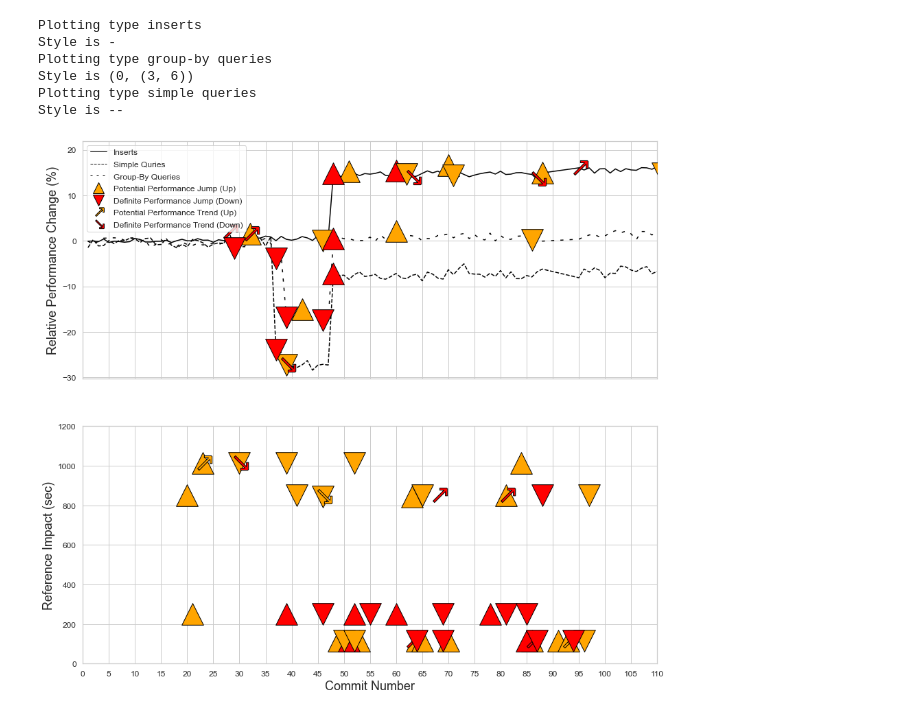
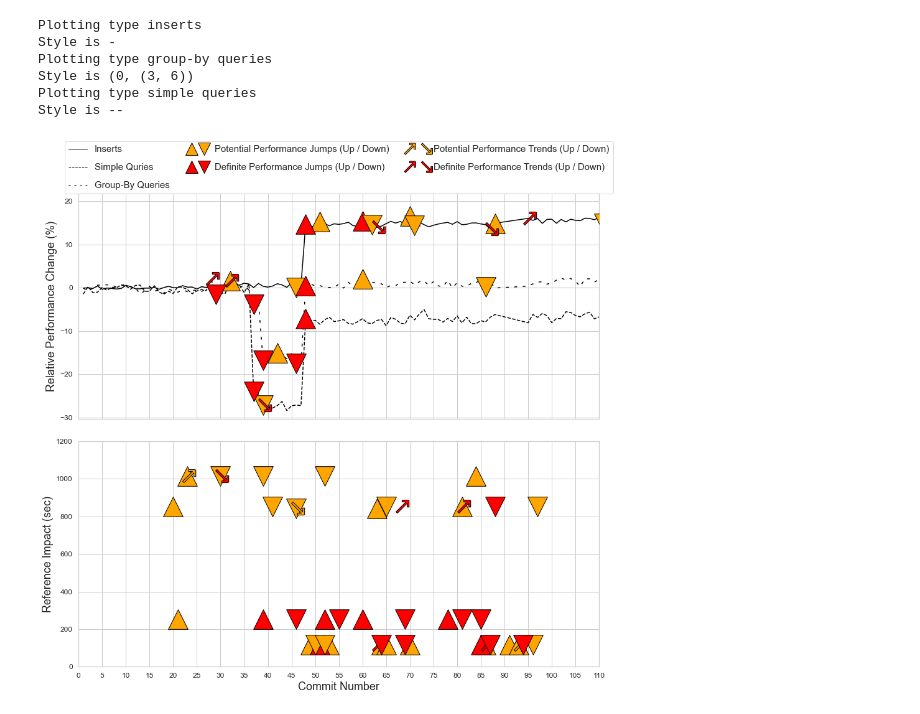
Before and after one commit to martingrambow/benchmarkStrategy, a Jupyter notebook: analysis/paperPlots/app_and_micro_history_influx.ipynb, the cells around one changed output. Drawn from its saved outputs; the diff is of its cells as text; code cells hidden in the pictures.

Commit message:
legend in 3 cols on top

```diff
--- a/analysis/paperPlots/app_and_micro_history_influx.ipynb
+++ b/analysis/paperPlots/app_and_micro_history_influx.ipynb
@@ -42,8 +42,12 @@ for maxSmall in df_values.CI_max.unique():
 sns.set(style="whitegrid")
 #axes = plt.axes()
 
+upJumpMarker="$▲$"
+downJumpMarker="$▼$"
+jumpMarkers="$▲▼$"
 uptrendMarker="$↗$"
 downtrendMarker="$↘$"
+trendmarkers="$↗↘$"
 jumpSize=1000
 trendSize=700
 fillColor="#bac7e6"
@@ -71,9 +75,9 @@ for type in df_values.type.unique():
 
     #Plot detected ups and downs as well
     ups = measurements.loc[(measurements['jump'].astype(str).str.startswith("potential up", na=False))]
-    plot = sns.regplot(ax=axes[0], data=ups,x="commit", y="Median", marker="^", fit_reg=False, scatter_kws={"color":"orange","alpha":1,"s":jumpSize, "zorder":3, 'edgecolor':edgeColor})
+    plot = sns.regplot(ax=axes[0], data=ups,x="commit", y="Median", marker=upJumpMarker, fit_reg=False, scatter_kws={"color":"orange","alpha":1,"s":jumpSize, "zorder":3, 'edgecolor':edgeColor})
     ups = measurements.loc[(measurements['jump'].astype(str).str.startswith("definite up", na=False))]
-    plot = sns.regplot(ax=axes[0], data=ups,x="commit", y="Median", marker="^", fit_reg=False, scatter_kws={"color":"red","alpha":1,"s":jumpSize, "zorder":3, 'edgecolor':edgeColor})
+    plot = sns.regplot(ax=axes[0], data=ups,x="commit", y="Median", marker=upJumpMarker, fit_reg=False, scatter_kws={"color":"red","alpha":1,"s":jumpSize, "zorder":3, 'edgecolor':edgeColor})
 
     ups = measurements.loc[(measurements['trend'].astype(str).str.startswith("potential up", na=False))]
     plot = sns.regplot(ax=axes[0], data=ups,x="commit", y="Median", marker=uptrendMarker, fit_reg=False, scatter_kws={"color":"orange","alpha":1,"s":trendSize, "zorder":3, 'edgecolor':edgeColor})
@@ -81,9 +85,9 @@ for type in df_values.type.unique():
     plot = sns.regplot(ax=axes[0], data=ups,x="commit", y="Median", marker=uptrendMarker, fit_reg=False, scatter_kws={"color":"red","alpha":1,"s":trendSize, "zorder":3, 'edgecolor':edgeColor})
 
     downs = measurements.loc[(measurements['jump'].astype(str).str.startswith("potential down", na=False))]
-    plot = sns.regplot(ax=axes[0], data=downs,x="commit", y="Median", marker="v", fit_reg=False, scatter_kws={"color":"orange","alpha":1,"s":jumpSize, "zorder":3, 'edgecolor':edgeColor})
+    plot = sns.regplot(ax=axes[0], data=downs,x="commit", y="Median", marker=downJumpMarker, fit_reg=False, scatter_kws={"color":"orange","alpha":1,"s":jumpSize, "zorder":3, 'edgecolor':edgeColor})
     downs = measurements.loc[(measurements['jump'].astype(str).str.startswith("definite down", na=False))]
-    plot = sns.regplot(ax=axes[0], data=downs,x="commit", y="Median", marker="v", fit_reg=False, scatter_kws={"color":"red","alpha":1,"s":jumpSize, "zorder":3, 'edgecolor':edgeColor})
+    plot = sns.regplot(ax=axes[0], data=downs,x="commit", y="Median", marker=downJumpMarker, fit_reg=False, scatter_kws={"color":"red","alpha":1,"s":jumpSize, "zorder":3, 'edgecolor':edgeColor})
 
     downs = measurements.loc[(measurements['trend'].astype(str).str.startswith("potential down", na=False))]
     plot = sns.regplot(ax=axes[0], data=downs,x="commit", y="Median", marker=downtrendMarker, fit_reg=False, scatter_kws={"color":"orange","alpha":1,"s":trendSize, "zorder":3, 'edgecolor':edgeColor})
@@ -94,13 +98,13 @@ legend_elements = [
     Line2D([0], [0], color='black', lw=1, label='Inserts', linestyle=linestyles[0]),
     Line2D([0], [0], color='black', lw=1, label='Simple Quries', linestyle=linestyles[2]),
     Line2D([0], [0], color='black', lw=1, label='Group-By Queries', linestyle=linestyles[1]),
-    Line2D([0], [0], marker='^', color='w', label='Potential Performance Jump (Up)', markerfacecolor='orange', markeredgecolor=edgeColor, markersize=16),
-    Line2D([0], [0], marker='v', color='w', label='Definite Performance Jump (Down)', markerfacecolor='red', markeredgecolor=edgeColor, markersize=16),
-    Line2D([0], [0], marker=uptrendMarker, color='w', label='Potential Performance Trend (Up)', markerfacecolor='orange', markeredgecolor=edgeColor, markersize=16),
-    Line2D([0], [0], marker=downtrendMarker, color='w', label='Definite Performance Trend (Down)', markerfacecolor='red', markeredgecolor=edgeColor, markersize=16)
+    Line2D([0], [0], marker=jumpMarkers, color='w', label='Potential Performance Jumps (Up / Down)', markerfacecolor='orange', markeredgecolor=edgeColor, markersize=40),
+    Line2D([0], [0], marker=jumpMarkers, color='w', label='Definite Performance Jumps (Up / Down)', markerfacecolor='red', markeredgecolor=edgeColor, markersize=40),
+    Line2D([0], [0], marker=trendmarkers, color='w', label='Potential Performance Trends (Up / Down)', markerfacecolor='orange', markeredgecolor=edgeColor, markersize=50),
+    Line2D([0], [0], marker=trendmarkers, color='w', label='Definite Performance Trends (Up / Down)', markerfacecolor='red', markeredgecolor=edgeColor, markersize=50)
 ]
 
-plot.legend(fontsize=12, loc=2, title='', handles=legend_elements, labelspacing=0.6)
+plot.legend(fontsize=15, loc=9, title='', handles=legend_elements, labelspacing=1.0, bbox_to_anchor=(0.5, 1.25), ncol=3)
 
 #Plot changes in 2nd plot
 #PLot Up&Down Changes
@@ -116,34 +120,36 @@ plot = sns.regplot(ax=axes[1], data=ups,x="commit", y="relevance", marker=uptren
 
 downs = df_changes.loc[(df_changes['jump'].astype(str).str.startswith("potential down", na=False))]
 plot = sns.regplot(ax=axes[1], data=downs,x="commit", y="relevance", marker="v", fit_reg=False, scatter_kws={"color":"orange","alpha":1,"s":jumpSize, "zorder":3, 'edgecolor':edgeColor})
 downs = df_changes.loc[(df_changes['jump'].astype(str).str.startswith("definite down", na=False))]
 plot = sns.regplot(ax=axes[1], data=downs,x="commit", y="relevance", marker="v", fit_reg=False, scatter_kws={"color":"red","alpha":1,"s":jumpSize, "zorder":3, 'edgecolor':edgeColor})
 
 downs = df_changes.loc[(df_changes['trend'].astype(str).str.startswith("potential down", na=False))]
 plot = sns.regplot(ax=axes[1], data=downs,x="commit", y="relevance", marker=downtrendMarker, fit_reg=False, scatter_kws={"color":"orange","alpha":1,"s":trendSize, "zorder":3, 'edgecolor':edgeColor})
 downs = df_changes.loc[(df_changes['trend'].astype(str).str.startswith("definite down", na=False))]
 plot = sns.regplot(ax=axes[1], data=downs,x="commit", y="relevance", marker=downtrendMarker, fit_reg=False, scatter_kws={"color":"red","alpha":1,"s":trendSize, "zorder":3, 'edgecolor':edgeColor})
 
 
 
 axes[0].set(ylim=(min, max))
 axes[1].set(ylim=(0, 1200))
 #axes.legend(loc=4, fontsize="medium")
 axes[1].set_xlabel('Commit Number', fontsize=18)
 axes[0].set_ylabel('Relative Performance Change (%)', fontsize=18)
 axes[1].set_ylabel('Reference Impact (sec)', fontsize=18)
 #Accumulated Runtime of Overlapping Functions in Application Benchmark
 
+plt.subplots_adjust(wspace=0.1,
+                    hspace=0.1)
 
 plt.savefig(figure,bbox_inches='tight')
 # %% [output]
 Plotting type inserts
 Style is -
 Plotting type group-by queries
 Style is (0, (3, 6))
 Plotting type simple queries
 Style is --
-[figure, old version]
+[figure, new version]
 # %%
 plt.clf()
 
```
Also changed, not shown: parts of 1 cell of this notebook, 5 other files.
